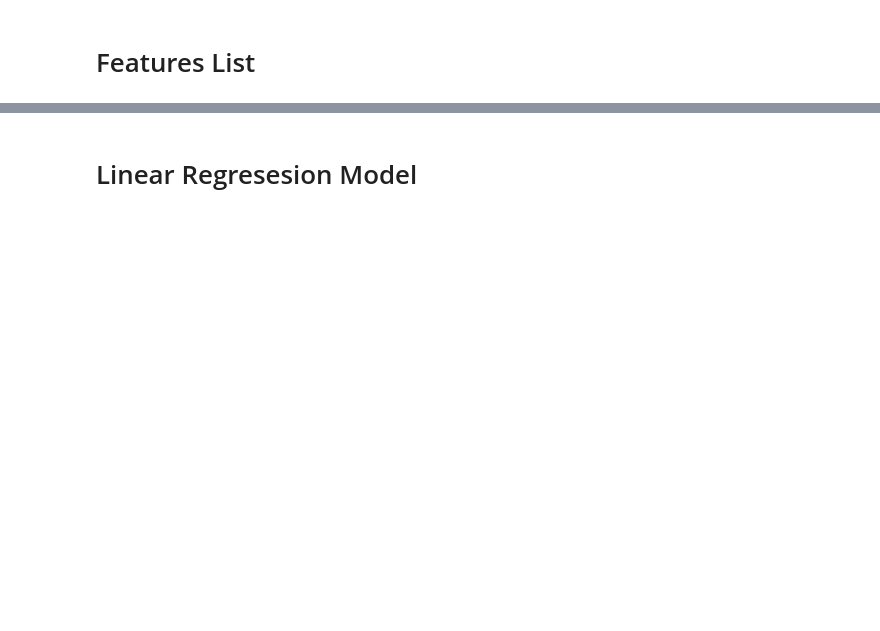
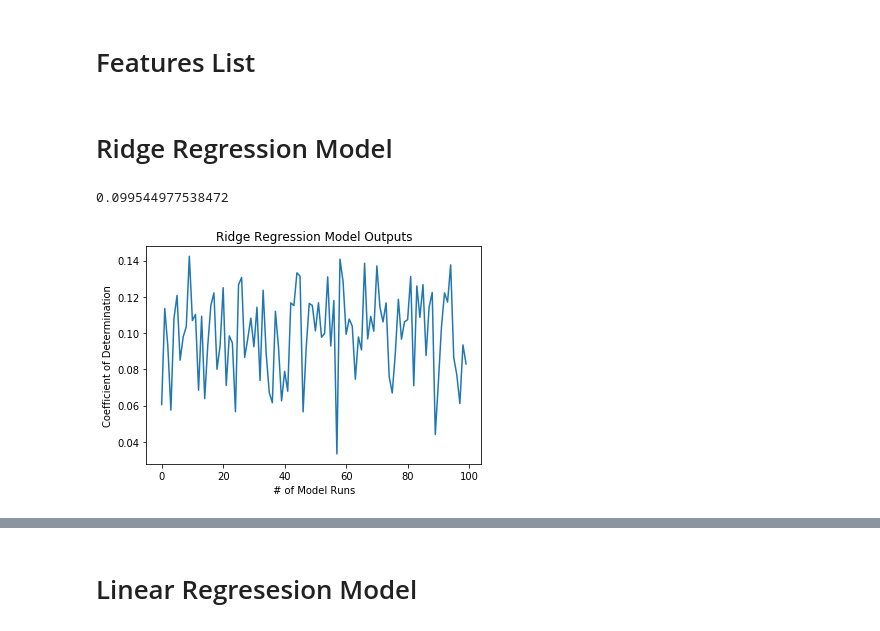
Before and after one commit to mpattik/PacketLossLatencyPredictors, a Jupyter notebook: Master.ipynb, the cells around one changed output, grey strips where cells are left out. Cells and saved outputs as stored; diff of their text form; code cells hidden in the pictures; blank space fills up the shorter version.

```diff
--- a/Master.ipynb
+++ b/Master.ipynb
@@ -216,3 +240,58 @@ list1 = ['time', 'total_packets', 'total_bytes', 'total_packet_dir', 'interactio
          'max_packet_size', 'range_packet_size']
 # %%
 features_list = list1
+# %% [markdown]
+# Ridge Regression Model
+# %%
+#loss
+def ridge_regression(df, features_list, y = "packet_loss_ratio", a = 1.0):
+    # Load the dataset
+    features = features_list
+    df_X = df[features]
+    df_y = df[y]
+
+    # Split the data into training/testing sets
+    X_train, X_rem, y_train, y_rem = train_test_split(df_X, df_y, train_size=0.8, random_state=42)
+
+    X_valid, X_test, y_valid, y_test = train_test_split(X_rem, y_rem, test_size=0.5)
+
+    # Create linear regression object
+    clf = Ridge(alpha=a)
+
+    # Train the model using the training sets
+    clf.fit(X_train, y_train)
+
+    # Make predictions using the testing set
+    y_pred = clf.predict(X_test)
+
+    # The coefficients
+    #print("Coefficients: \n", regr.coef_)
+
+    # The mean squared error
+    #print("Mean squared error: %.2f" % mean_squared_error(y_test, y_pred))
+
+    # The coefficient of determination: 1 is perfect prediction
+    #print("Coefficient of determination: %.2f" % r2_score(y_test, y_pred))
+    return r2_score(y_test.reset_index(drop=True), y_pred), mean_squared_error(y_test, y_pred) #y_test.reset_index(drop=True), y_pred
+# %%
+# run model
+results = []
+for i in range(100):
+    results.append(ridge_regression(data, features_list, a = 1.5))
+# %%
+# (coefficient of determination) regression score function
+scores = []
+for i in results:
+    scores.append(i[0])
+
+print(sum(scores)/len(scores))
+# %% [output]
+0.099544977538472
+# %%
+plt.plot(scores)
+plt.ylabel('Coefficient of Determination')
+plt.xlabel('# of Model Runs')
+plt.title('Ridge Regression Model Outputs')
+plt.show()
+# %% [output]
+[figure, added]
```
Also changed, not shown: parts of 59 cells of this notebook.
